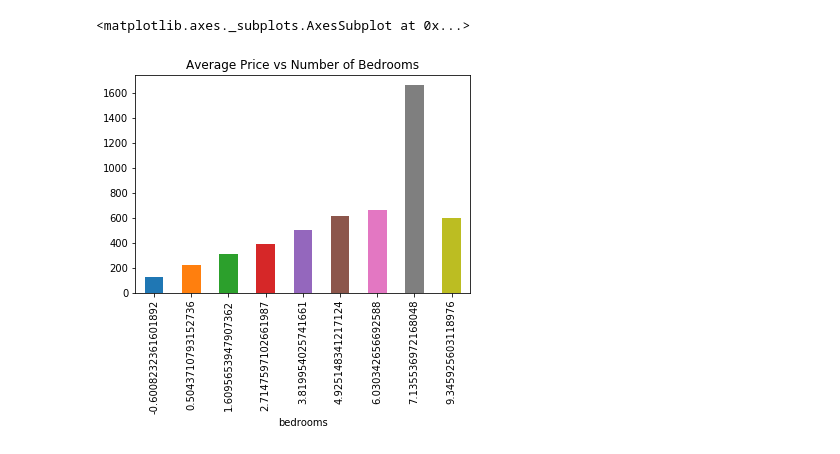
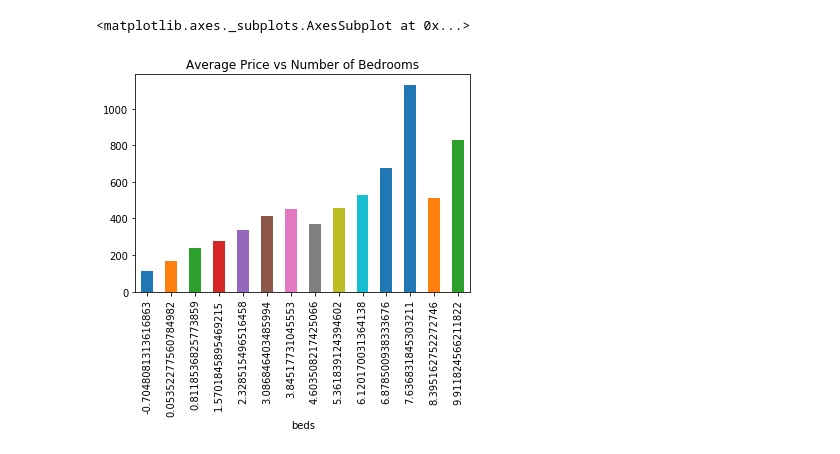
Before and after one commit to hengjiwang/seattle_airbnb_prediction, a Jupyter notebook: clean_and_feature_extraction/data_plot.ipynb, the cells around one changed output. Drawn from its saved outputs; the diff is of its cells as text; code cells hidden in the pictures.

```diff
--- a/clean_and_feature_extraction/data_plot.ipynb
+++ b/clean_and_feature_extraction/data_plot.ipynb
@@ -17,8 +137,8 @@ hdf.plot(kind='bar',title='Relative Price of Different Holidays',legend=False)
 # %%
-df.groupby('bedrooms')['price'].mean().plot(kind='bar',title='Average Price vs Number of Bedrooms')
+df.groupby('beds')['price'].mean().plot(kind='bar',title='Average Price vs Number of Bedrooms')
 # %% [output]
 <matplotlib.axes._subplots.AxesSubplot at 0x...>
-[figure, old version]
+[figure, new version]
 # %%
 nb = ['Adams', 'Alki', 'Arbor Heights', 'Atlantic',
        'Belltown', 'Bitter Lake', 'Briarcliff', 'Brighton', 'Broadview',
```
Also changed, not shown: parts of 24 cells of this notebook, 9 other files.
